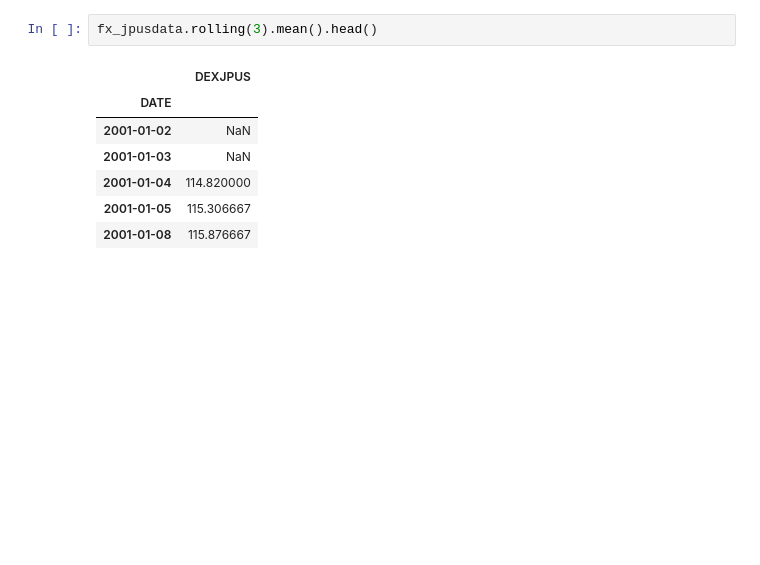
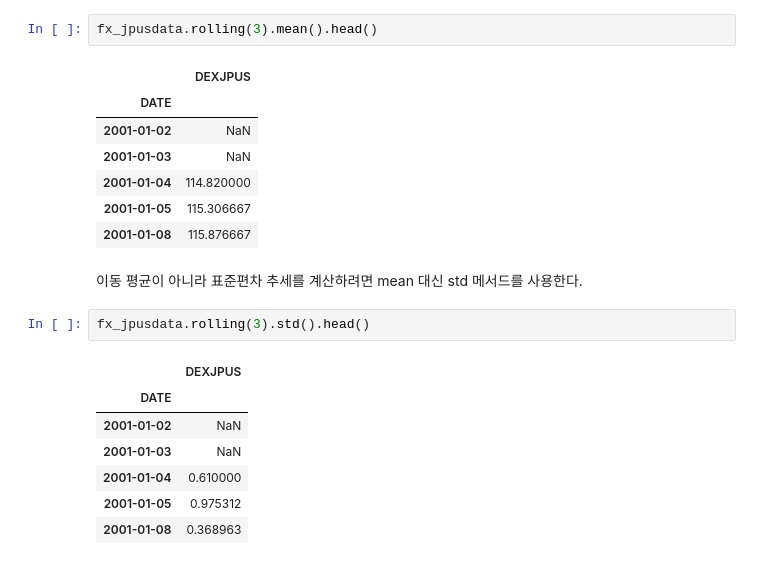
Before and after one commit to gongboogi/Python-Practice, a Jupyter notebook: Pandas로데이터다루기.ipynb, the cells around one changed output. Drawn from its saved outputs; the diff is of its cells as text; blank space fills up the shorter version.

```diff
--- a/Pandas로데이터다루기.ipynb
+++ b/Pandas로데이터다루기.ipynb
@@ -1312,3 +1326,15 @@ fx_jpusdata.rolling(3).mean().head()
 | 2001-01-04 | 114.820000 |
 | 2001-01-05 | 115.306667 |
 | 2001-01-08 | 115.876667 |
+# %% [markdown]
+이동 평균이 아니라 표준편차 추세를 계산하려면 mean 대신 std 메서드를 사용한다.
+# %%
+fx_jpusdata.rolling(3).std().head()
+# %% [output]
+|  | DEXJPUS |
+| DATE |  |
+| 2001-01-02 | NaN |
+| 2001-01-03 | NaN |
+| 2001-01-04 | 0.610000 |
+| 2001-01-05 | 0.975312 |
+| 2001-01-08 | 0.368963 |
```
Also changed, not shown: parts of 22 cells of this notebook.
